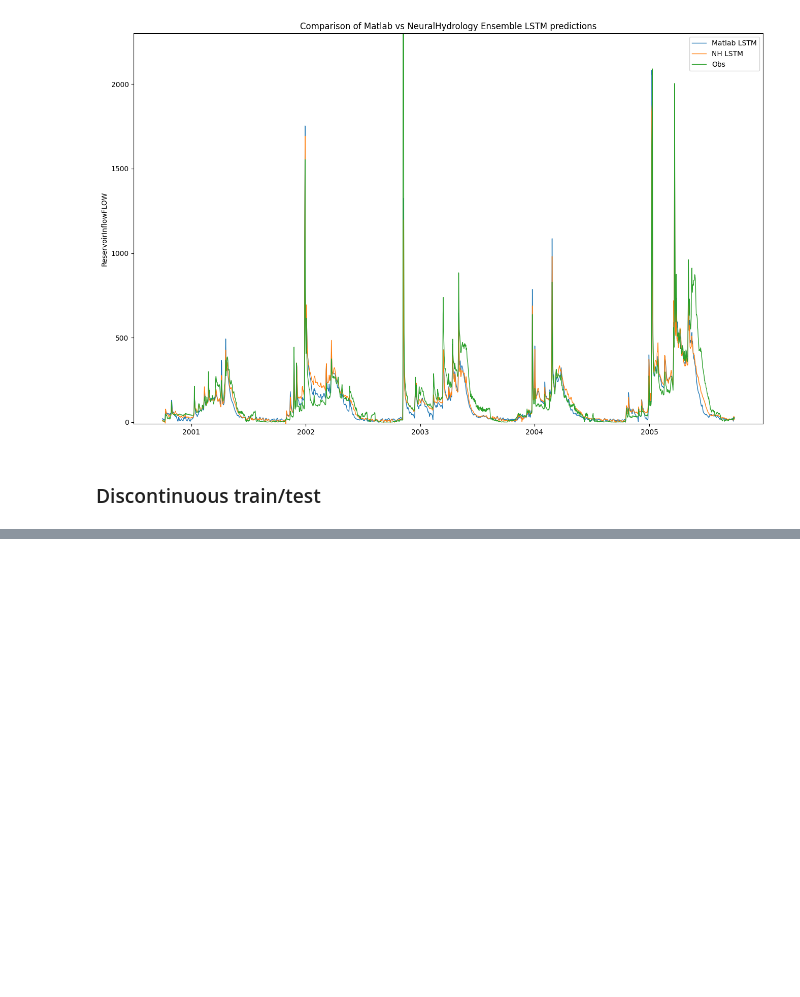
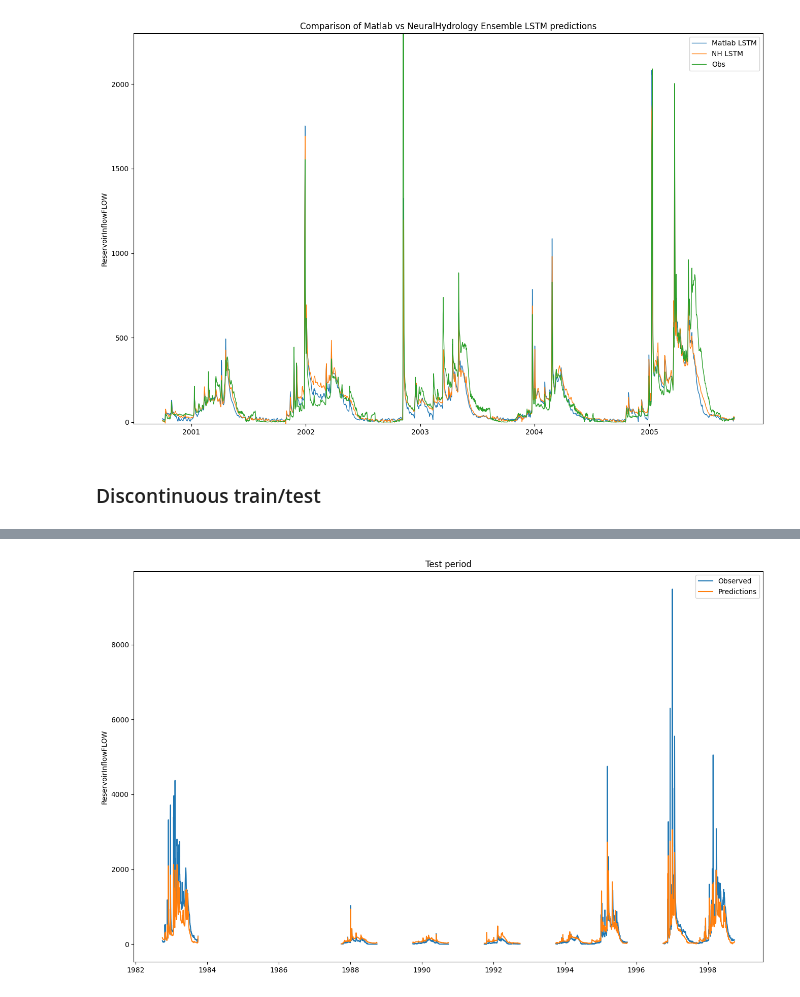
Before and after one commit to evanr1232/ESDL_LSTM, a Jupyter notebook: neuralhydrology/initial_exploration.ipynb, the cells around one changed output, grey strips where cells are left out. Drawn from its saved outputs; the diff is of its cells as text; code cells hidden in the pictures; blank space fills up the shorter version.

```diff
--- a/neuralhydrology/initial_exploration.ipynb
+++ b/neuralhydrology/initial_exploration.ipynb
@@ -349,0 +379,21 @@ Text(0.5, 1.0, 'Train period - NSE 0.903')
+# %%
+run_dir = Path("/Users/evanrobert/Documents/ESDL_Research/ESDL_LSTM/neuralhydrology/runs/discontinuous_train_test_2602_163044")
+
+concatonated_dfs = ESDL_eval_run_test_period(run_dir=run_dir)
+# %%
+# extract observations and LSTM simulations
+num_periods = concatonated_dfs['source'].iloc[-1] + 1
+
+fig, ax = plt.subplots(figsize=(16,10))
+for i in range(num_periods):
+    period_df = concatonated_dfs[concatonated_dfs['source'] == i]
+    obs_label = 'Observed' if i == 0 else None
+    predict_label = 'Predictions' if i == 0 else None
+    obs_line = ax.plot(period_df['date'], period_df['ReservoirInflowFLOW-OBSERVED_obs'], color='#1f77b4', label = obs_label)
+    predicted_line = ax.plot(period_df['date'], period_df['ReservoirInflowFLOW-OBSERVED_sim'], color='#ff7f0e', label = predict_label)
+
+ax.set_ylabel("ReservoirInflowFLOW")
+ax.legend()
+ax.set_title(f"Test period");
+# %% [output]
+[figure, added]
```
Also changed, not shown: parts of 10 cells of this notebook, 3 other files.
